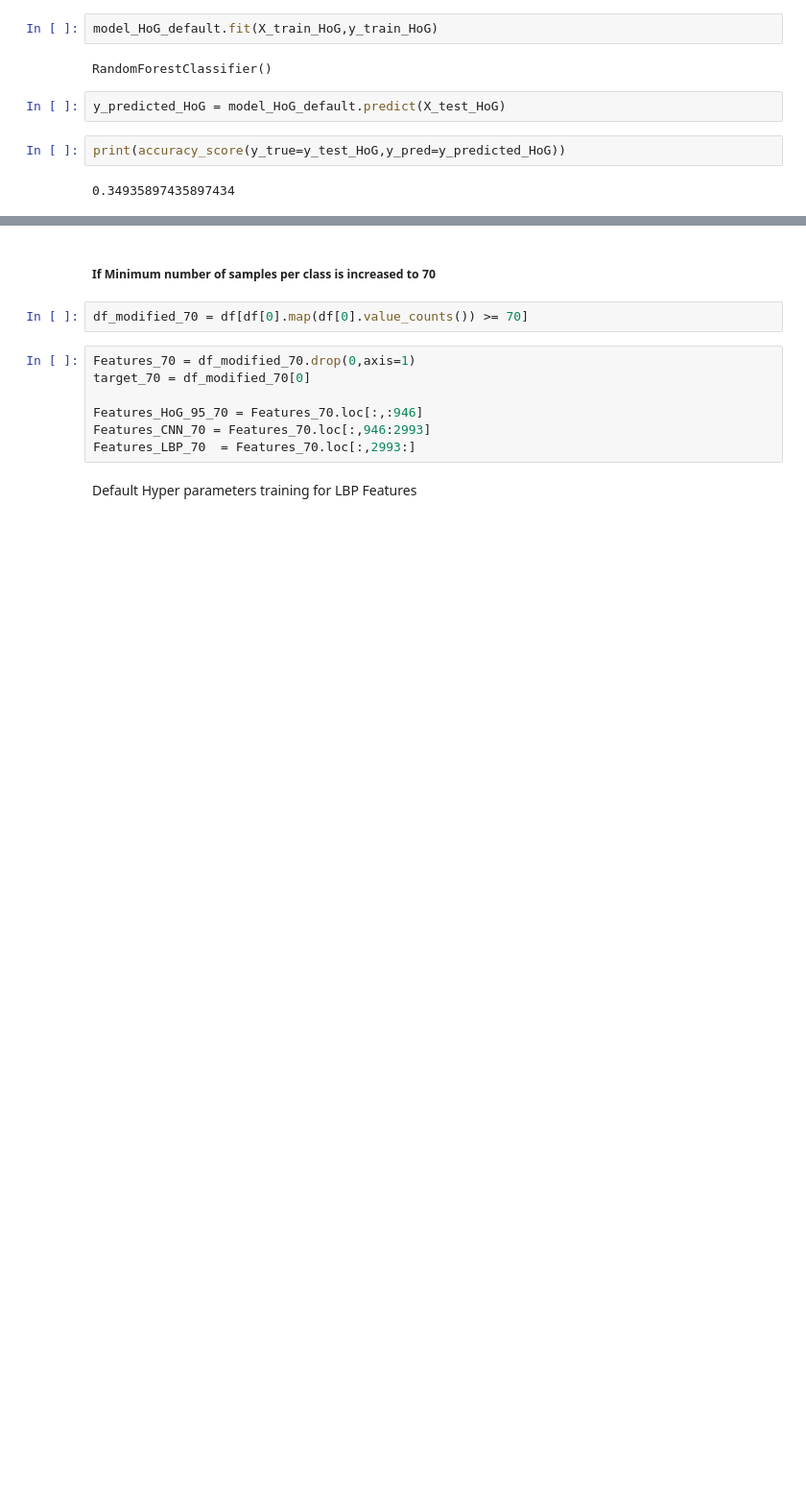
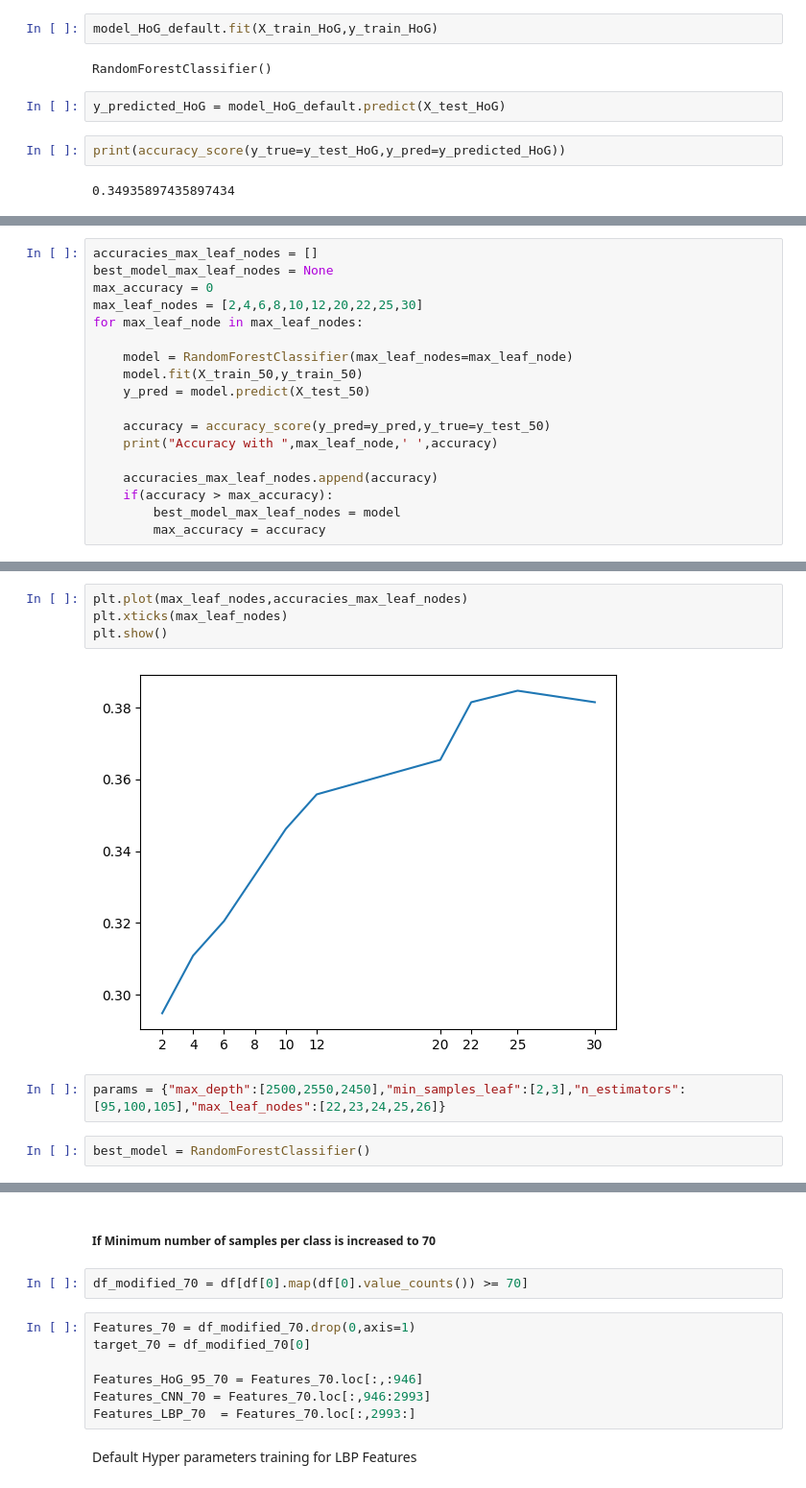
Before and after one commit to adityarathor007/Face_Recognition, a Jupyter notebook: Random_Forest_Final.ipynb, the cells around one changed output, grey strips where cells are left out. Shown: that part at 96% size. Cells and saved outputs as stored; diff of their text form; blank space fills up the shorter version.

```diff
--- a/Random_Forest_Final.ipynb
+++ b/Random_Forest_Final.ipynb
@@ -116,0 +224,18 @@ print(accuracy_score(y_true=y_test_HoG,y_pred=y_predicted_HoG))
+# %%
+accuracies_max_leaf_nodes = []
+best_model_max_leaf_nodes = None
+max_accuracy = 0
+max_leaf_nodes = [2,4,6,8,10,12,20,22,25,30]
+for max_leaf_node in max_leaf_nodes:
+
+    model = RandomForestClassifier(max_leaf_nodes=max_leaf_node)
+    model.fit(X_train_50,y_train_50)
+    y_pred = model.predict(X_test_50)
+
+    accuracy = accuracy_score(y_pred=y_pred,y_true=y_test_50)
+    print("Accuracy with ",max_leaf_node,' ',accuracy)
+
+    accuracies_max_leaf_nodes.append(accuracy)
+    if(accuracy > max_accuracy):
+        best_model_max_leaf_nodes = model
+        max_accuracy = accuracy
@@ -116,0 +253,10 @@ print(accuracy_score(y_true=y_test_HoG,y_pred=y_predicted_HoG))
+# %%
+plt.plot(max_leaf_nodes,accuracies_max_leaf_nodes)
+plt.xticks(max_leaf_nodes)
+plt.show()
+# %% [output]
+[figure, added]
+# %%
+params = {"max_depth":[2500,2550,2450],"min_samples_leaf":[2,3],"n_estimators":[95,100,105],"max_leaf_nodes":[22,23,24,25,26]}
+# %%
+best_model = RandomForestClassifier()
```
Also changed, not shown: parts of 17 cells of this notebook.
